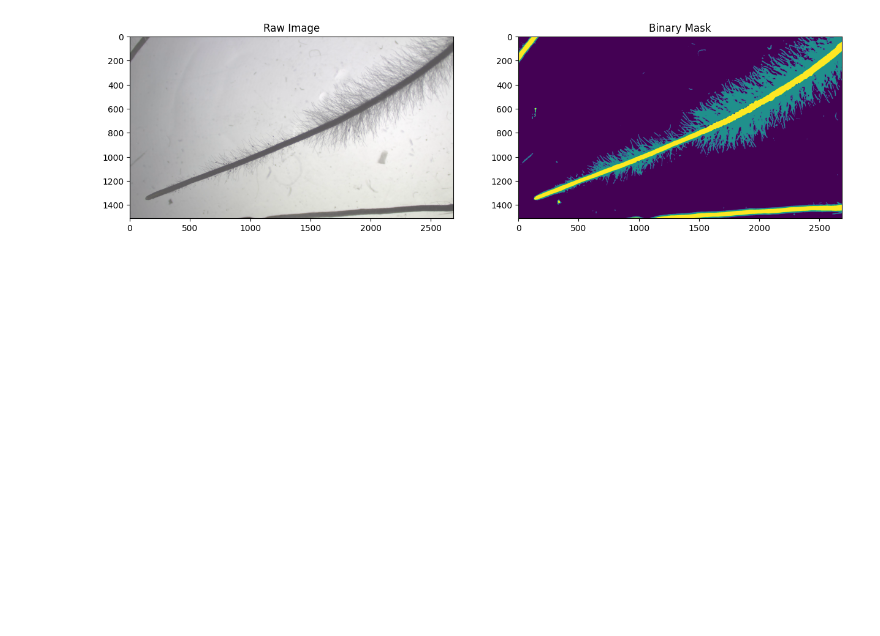
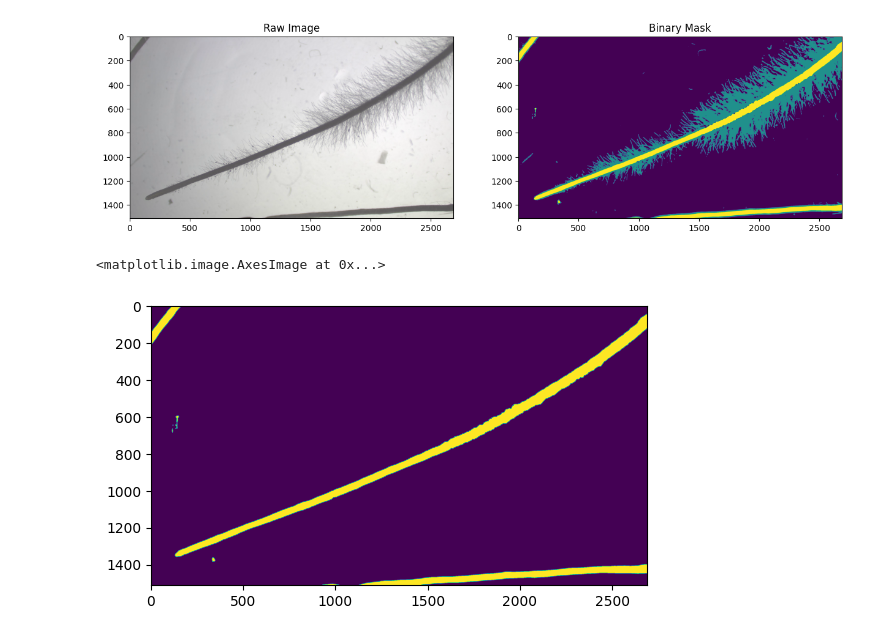
Before and after one commit to iantsang779/pyRootHair, a Jupyter notebook: demo/demo.ipynb, the cells around one changed output. Cells and saved outputs as stored; diff of their text form; code cells hidden in the pictures; blank space fills up the shorter version.

```diff
--- a/demo/demo.ipynb
+++ b/demo/demo.ipynb
@@ -25,3 +27,10 @@ ax[1].set_title('Binary Mask')
 # %% [output]
 Text(0.5, 1.0, 'Binary Mask')
 [figure]
+# %%
+root_mask = (mask == 2)
+
+plt.imshow(root_mask)
+# %% [output]
+<matplotlib.image.AxesImage at 0x...>
+[figure, added]
```
Also changed, not shown: parts of 23 cells of this notebook, 4 other files.
